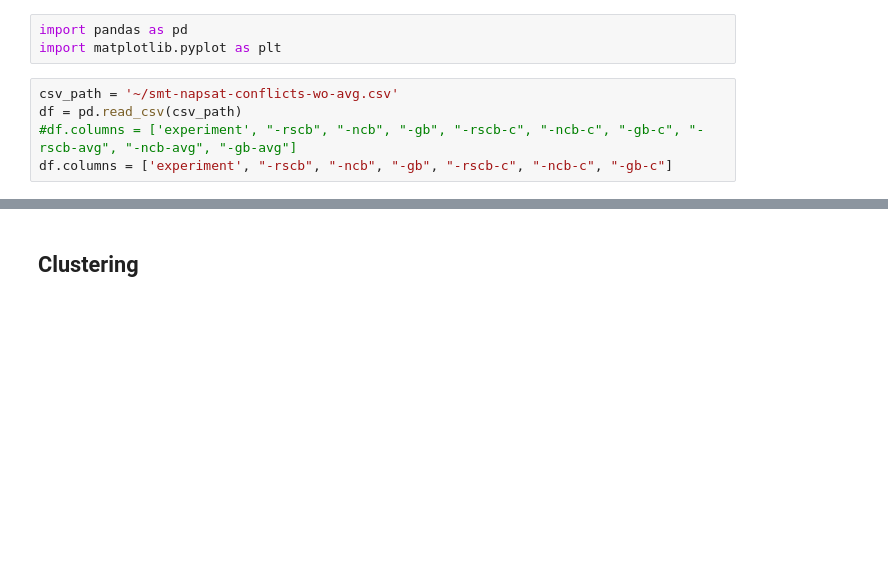
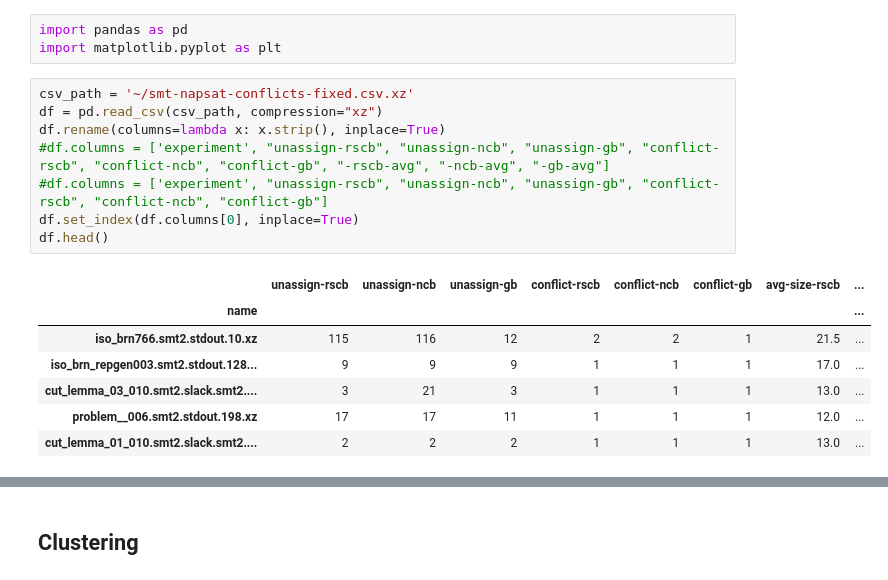
Before and after one commit to RobCoutel/NapSAT, a Jupyter notebook: scripts/smt-napsat-eval.ipynb, the cells around one changed output, grey strips where cells are left out. Saved outputs shown, nothing was run; the diff lists cells and outputs as text; blank space fills up the shorter version.

```diff
--- a/scripts/smt-napsat-eval.ipynb
+++ b/scripts/smt-napsat-eval.ipynb
@@ -2,7 +2,18 @@
 import pandas as pd
 import matplotlib.pyplot as plt
 # %%
-csv_path = '~/smt-napsat-conflicts-wo-avg.csv'
-df = pd.read_csv(csv_path)
-#df.columns = ['experiment', "-rscb", "-ncb", "-gb", "-rscb-c", "-ncb-c", "-gb-c", "-rscb-avg", "-ncb-avg", "-gb-avg"]
-df.columns = ['experiment', "-rscb", "-ncb", "-gb", "-rscb-c", "-ncb-c", "-gb-c"]
+csv_path = '~/smt-napsat-conflicts-fixed.csv.xz'
+df = pd.read_csv(csv_path, compression="xz")
+df.rename(columns=lambda x: x.strip(), inplace=True)
+#df.columns = ['experiment', "unassign-rscb", "unassign-ncb", "unassign-gb", "conflict-rscb", "conflict-ncb", "conflict-gb", "-rscb-avg", "-ncb-avg", "-gb-avg"]
+#df.columns = ['experiment', "unassign-rscb", "unassign-ncb", "unassign-gb", "conflict-rscb", "conflict-ncb", "conflict-gb"]
+df.set_index(df.columns[0], inplace=True)
+df.head()
+# %% [output]
+|  | unassign-rscb | unassign-ncb | unassign-gb | conflict-rscb | conflict-ncb | conflict-gb | avg-size-rscb | ... |
+| name |  |  |  |  |  |  |  | ... |
+| iso_brn766.smt2.stdout.10.xz | 115 | 116 | 12 | 2 | 2 | 1 | 21.5 | ... |
+| iso_brn_repgen003.smt2.stdout.128... | 9 | 9 | 9 | 1 | 1 | 1 | 17.0 | ... |
+| cut_lemma_03_010.smt2.slack.smt2.... | 3 | 21 | 3 | 1 | 1 | 1 | 13.0 | ... |
+| problem__006.smt2.stdout.198.xz | 17 | 17 | 11 | 1 | 1 | 1 | 12.0 | ... |
+| cut_lemma_01_010.smt2.slack.smt2.... | 2 | 2 | 2 | 1 | 1 | 1 | 13.0 | ... |
```
Also changed, not shown: parts of 13 cells of this notebook.
